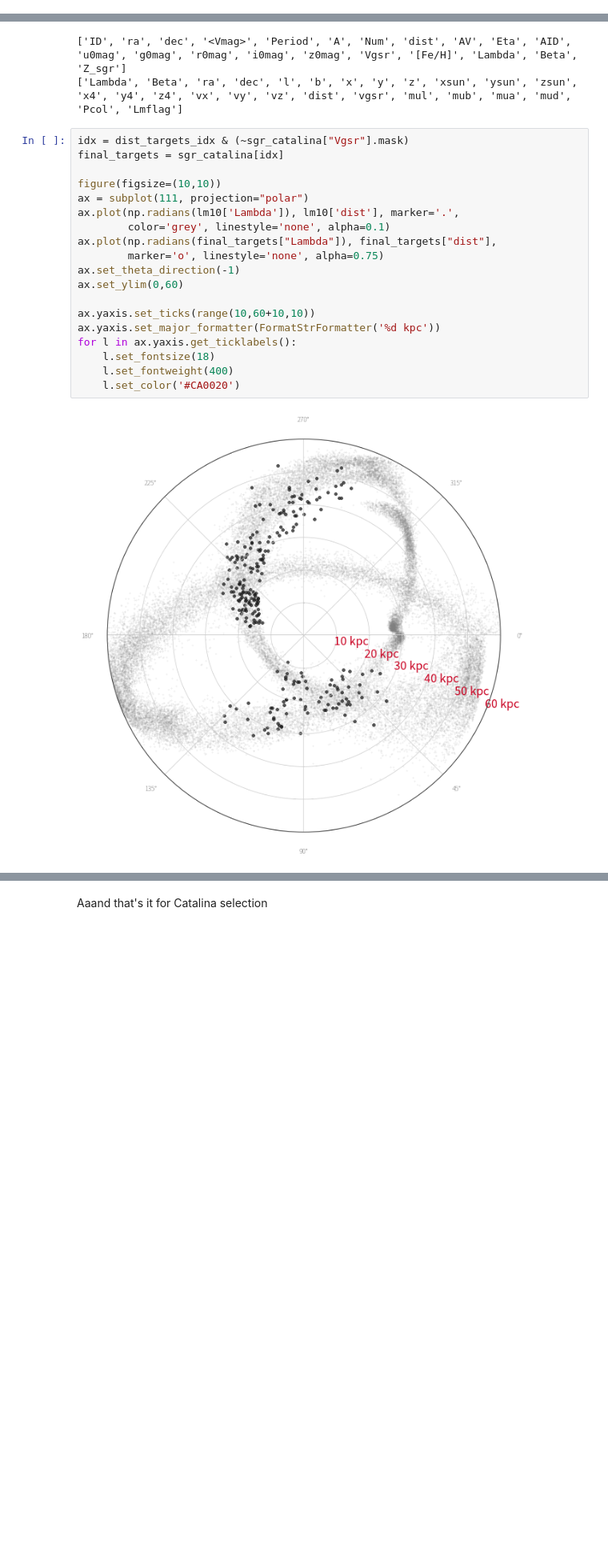
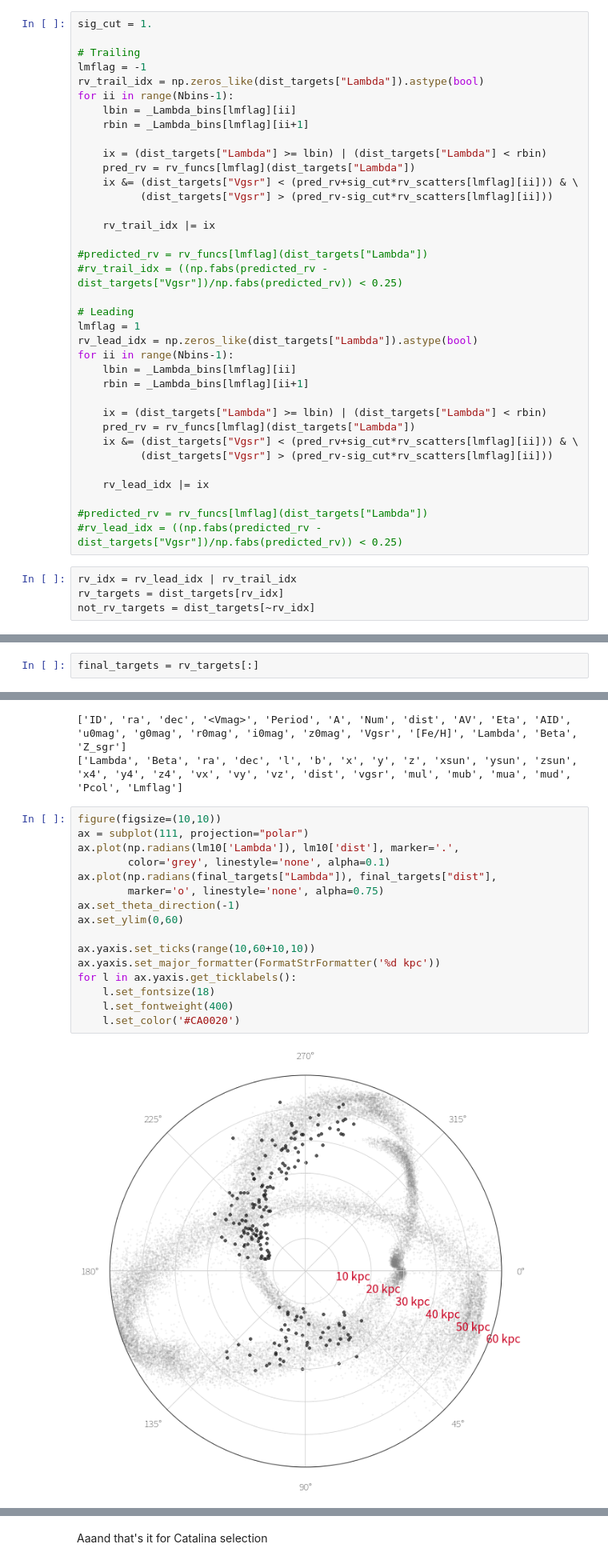
Before and after one commit to adrn/streams, a Jupyter notebook: text/notebooks/Spitzer RR Lyrae Selection.ipynb, the cells around one changed output, grey strips where cells are left out. Shown at 80% size. Saved outputs shown, nothing was run; the diff lists cells and outputs as text; blank space fills up the shorter version.

```diff
--- a/text/notebooks/Spitzer RR Lyrae Selection.ipynb
+++ b/text/notebooks/Spitzer RR Lyrae Selection.ipynb
@@ -213,0 +292,40 @@ There are 257 targets with radial velocities
+# %%
+sig_cut = 1.
+
+# Trailing
+lmflag = -1
+rv_trail_idx = np.zeros_like(dist_targets["Lambda"]).astype(bool)
+for ii in range(Nbins-1):
+    lbin = _Lambda_bins[lmflag][ii]
+    rbin = _Lambda_bins[lmflag][ii+1]
+
+    ix = (dist_targets["Lambda"] >= lbin) | (dist_targets["Lambda"] < rbin)
+    pred_rv = rv_funcs[lmflag](dist_targets["Lambda"])
+    ix &= (dist_targets["Vgsr"] < (pred_rv+sig_cut*rv_scatters[lmflag][ii])) & \
+          (dist_targets["Vgsr"] > (pred_rv-sig_cut*rv_scatters[lmflag][ii]))
+
+    rv_trail_idx |= ix
+
+#predicted_rv = rv_funcs[lmflag](dist_targets["Lambda"])
+#rv_trail_idx = ((np.fabs(predicted_rv - dist_targets["Vgsr"])/np.fabs(predicted_rv)) < 0.25)
+
+# Leading
+lmflag = 1
+rv_lead_idx = np.zeros_like(dist_targets["Lambda"]).astype(bool)
+for ii in range(Nbins-1):
+    lbin = _Lambda_bins[lmflag][ii]
+    rbin = _Lambda_bins[lmflag][ii+1]
+
+    ix = (dist_targets["Lambda"] >= lbin) | (dist_targets["Lambda"] < rbin)
+    pred_rv = rv_funcs[lmflag](dist_targets["Lambda"])
+    ix &= (dist_targets["Vgsr"] < (pred_rv+sig_cut*rv_scatters[lmflag][ii])) & \
+          (dist_targets["Vgsr"] > (pred_rv-sig_cut*rv_scatters[lmflag][ii]))
+
+    rv_lead_idx |= ix
+
+#predicted_rv = rv_funcs[lmflag](dist_targets["Lambda"])
+#rv_lead_idx = ((np.fabs(predicted_rv - dist_targets["Vgsr"])/np.fabs(predicted_rv)) < 0.25)
+# %%
+rv_idx = rv_lead_idx | rv_trail_idx
+rv_targets = dist_targets[rv_idx]
+not_rv_targets = dist_targets[~rv_idx]
@@ -214,3 +398,5 @@ There are 257 targets with radial velocities
+# %%
+final_targets = rv_targets[:]
 # %%
 print final_targets.colnames
 print lm10.colnames
@@ -218,26 +404,23 @@ print lm10.colnames
 ['ID', 'ra', 'dec', '<Vmag>', 'Period', 'A', 'Num', 'dist', 'AV', 'Eta', 'AID', 'u0mag', 'g0mag', 'r0mag', 'i0mag', 'z0mag', 'Vgsr', '[Fe/H]', 'Lambda', 'Beta', 'Z_sgr']
 ['Lambda', 'Beta', 'ra', 'dec', 'l', 'b', 'x', 'y', 'z', 'xsun', 'ysun', 'zsun', 'x4', 'y4', 'z4', 'vx', 'vy', 'vz', 'dist', 'vgsr', 'mul', 'mub', 'mua', 'mud', 'Pcol', 'Lmflag']
 # %%
-idx = dist_targets_idx & (~sgr_catalina["Vgsr"].mask)
-final_targets = sgr_catalina[idx]
-
 figure(figsize=(10,10))
 ax = subplot(111, projection="polar")
 ax.plot(np.radians(lm10['Lambda']), lm10['dist'], marker='.',
         color='grey', linestyle='none', alpha=0.1)
 ax.plot(np.radians(final_targets["Lambda"]), final_targets["dist"],
         marker='o', linestyle='none', alpha=0.75)
 ax.set_theta_direction(-1)
 ax.set_ylim(0,60)
 
 ax.yaxis.set_ticks(range(10,60+10,10))
 ax.yaxis.set_major_formatter(FormatStrFormatter('%d kpc'))
 for l in ax.yaxis.get_ticklabels():
     l.set_fontsize(18)
     l.set_fontweight(400)
     l.set_color('#CA0020')
 # %% [output]
-[figure, old version]
+[figure, new version]
 # %%
 _x = catalina[(~catalina["Vgsr"].mask)]
 
```
Also changed, not shown: parts of 34 cells of this notebook.
